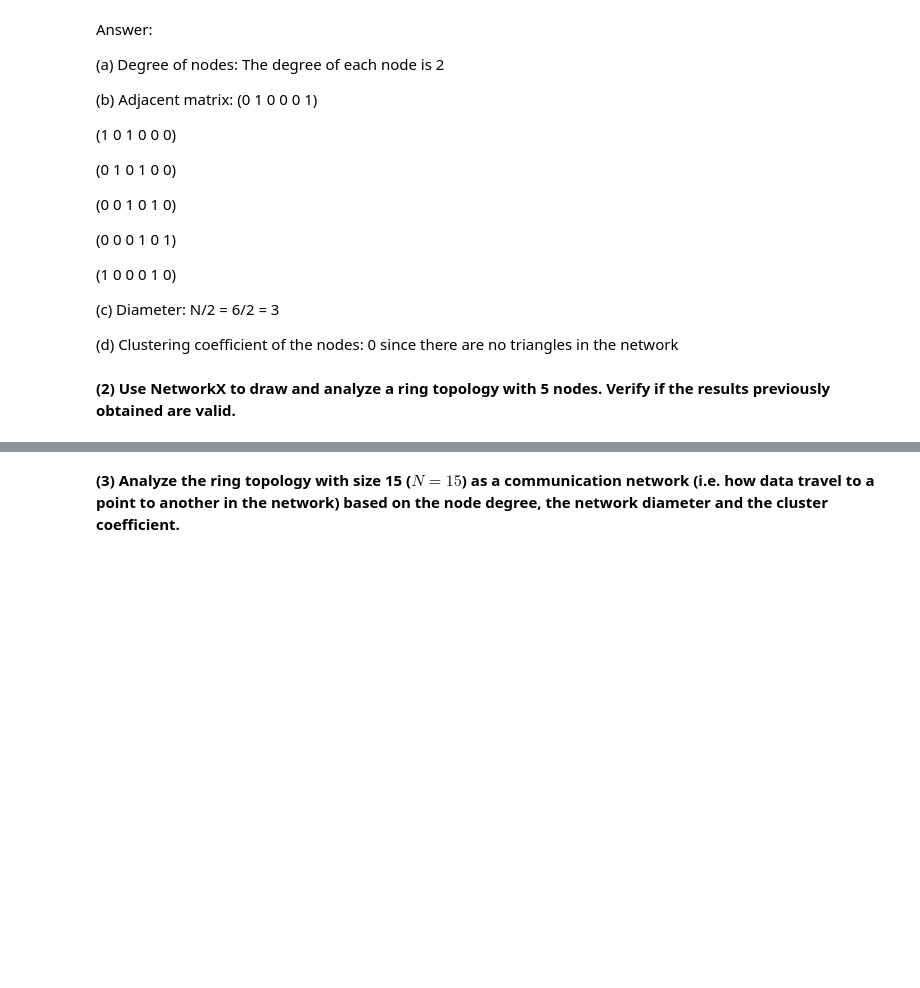
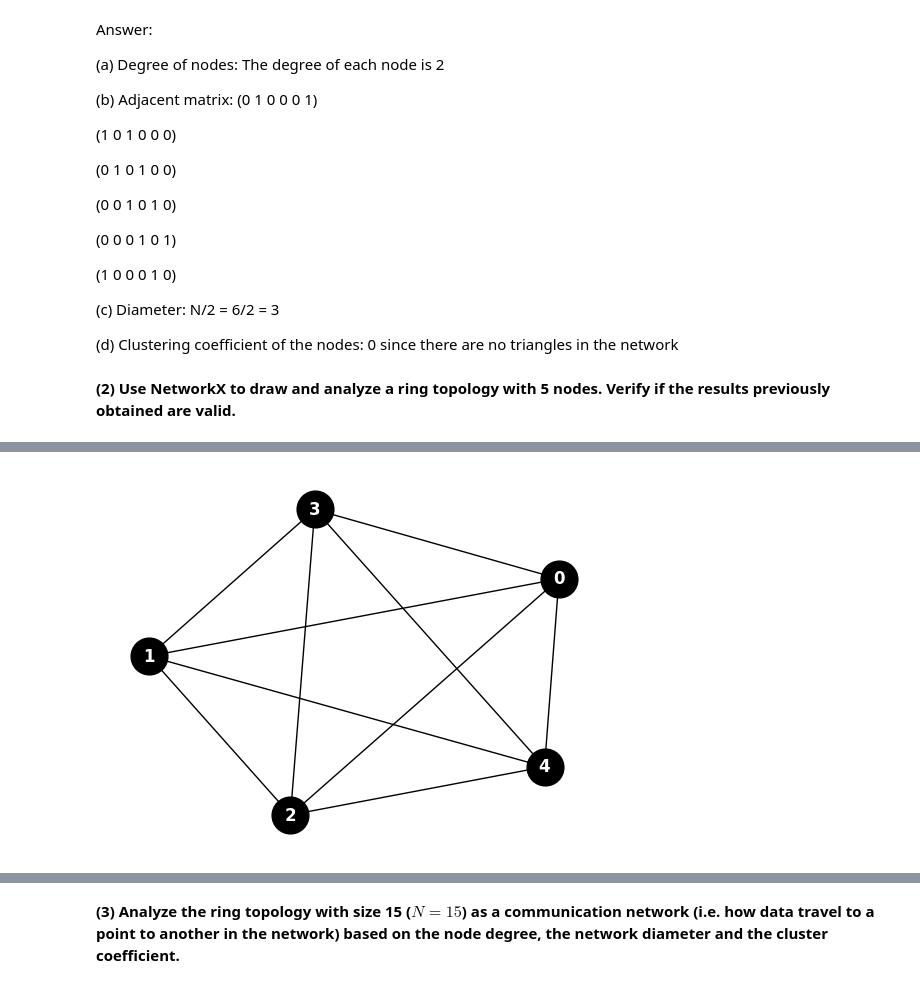
Before and after one commit to 3p10/intro-iot-systems, a Jupyter notebook: Week 3/homework-w3.ipynb, the cells around one changed output, grey strips where cells are left out. Drawn from its saved outputs; the diff is of its cells as text; code cells hidden in the pictures; blank space fills up the shorter version.

```diff
--- a/Week 3/homework-w3.ipynb
+++ b/Week 3/homework-w3.ipynb
@@ -31,0 +62,8 @@ Answer:
+# %%
+G = nx.Graph()
+G = nx.complete_graph(5)
+nx.draw_networkx(G, node_color='black', font_color='white', edge_color='black', font_weight='bold',  node_size=700)
+plt.axis('off')
+plt.show()
+# %% [output]
+[figure, added]
```
Also changed, not shown: parts of 6 cells of this notebook.
